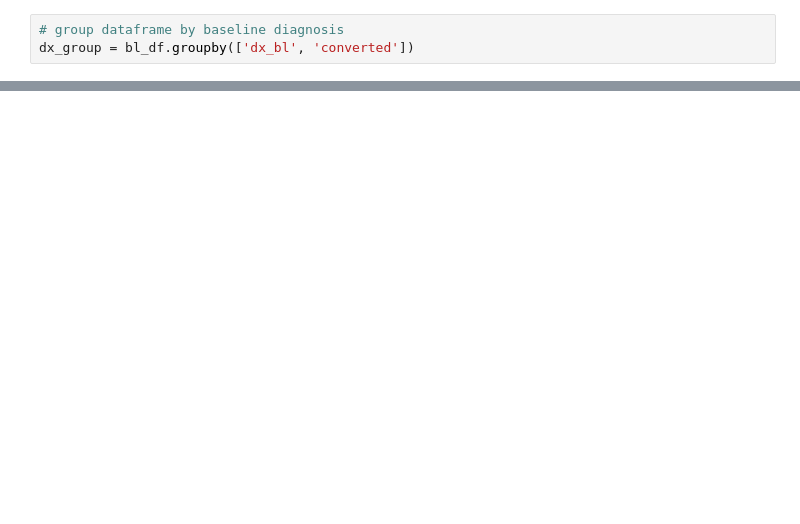
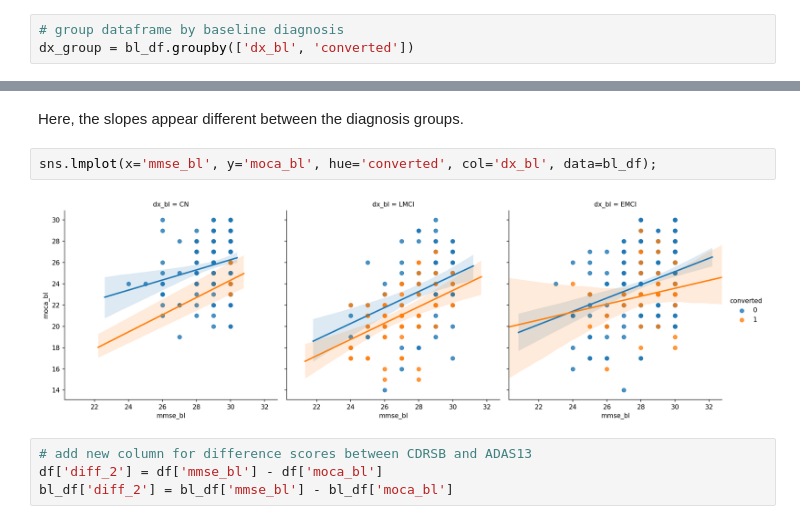
Before and after one commit to keshavkrishnagangwar/springboard_data_science, a Jupyter notebook: capstone_1_mri/eda.ipynb, the cells around one changed output, grey strips where cells are left out. Drawn from its saved outputs; the diff is of its cells as text; blank space fills up the shorter version.

```diff
--- a/capstone_1_mri/eda.ipynb
+++ b/capstone_1_mri/eda.ipynb
@@ -863,0 +1228,10 @@ sm.stats.anova_lm(model, typ=2)
+# %% [markdown]
+Here, the slopes appear different between the diagnosis groups.
+# %%
+sns.lmplot(x='mmse_bl', y='moca_bl', hue='converted', col='dx_bl', data=bl_df);
+# %% [output]
+[figure, added]
+# %%
+# add new column for difference scores between CDRSB and ADAS13
+df['diff_2'] = df['mmse_bl'] - df['moca_bl']
+bl_df['diff_2'] = bl_df['mmse_bl'] - bl_df['moca_bl']
```
Also changed, not shown: parts of 107 cells of this notebook, 2 other files.
